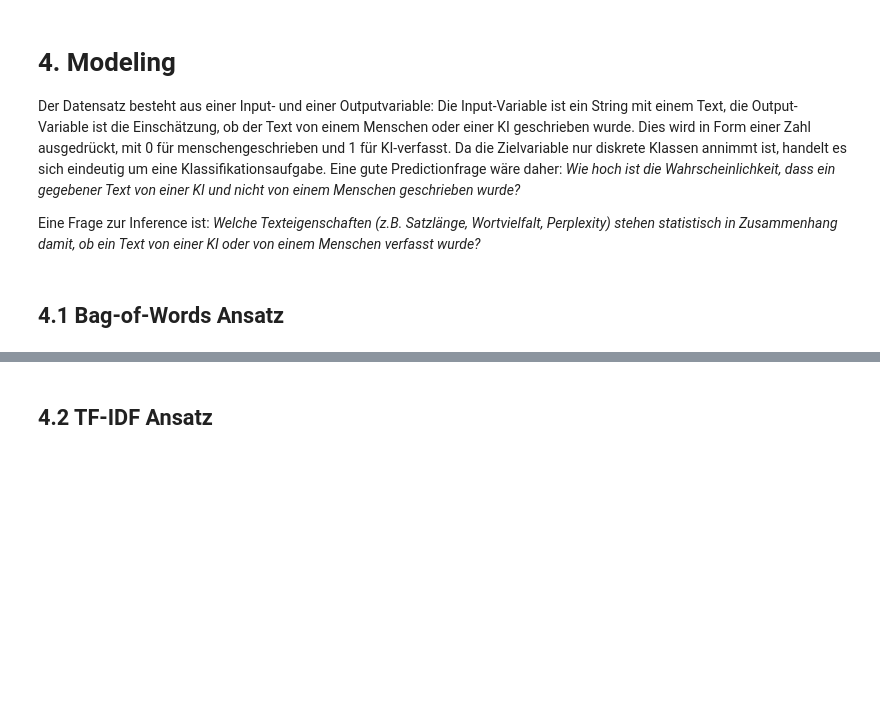
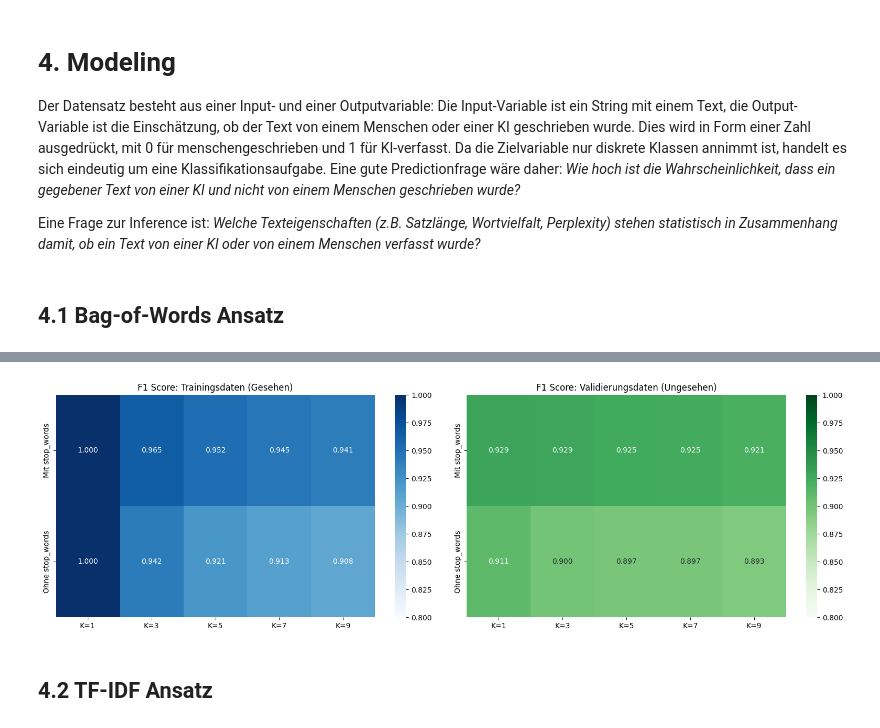
Before and after one commit to andreashubertus/DSundKI2, a Jupyter notebook: main.ipynb, the cells around one changed output, grey strips where cells are left out. Cells and saved outputs as stored; diff of their text form; code cells hidden in the pictures; blank space fills up the shorter version.

```diff
--- a/main.ipynb
+++ b/main.ipynb
@@ -348,3 +348,13 @@ TODO: Das Ding beschreiben
 ## 3.3 Vekrorisierung
 # %% [markdown]
 ### 3.3.1 Bag-of-Words Ansatz
+# %%
+#!python -m pip install Scikit-learn
+from sklearn.feature_extraction.text import CountVectorizer
+
+corpus = df['text'].astype(str).tolist()
+#print(corpus[:2])  # Überprüfen der ersten 2 Texte im Korpus
+
+vectorizer = CountVectorizer(stop_words='english')
+X = vectorizer.fit_transform(df['text'])
+X
@@ -373,9 +418,9 @@ from sklearn.neighbors import KNeighborsClassifier
 from sklearn.metrics import accuracy_score, classification_report, f1_score
 
 X = df["text"].astype(str)
-y = df["generated"]
+Y = df["generated"]
 
-X_model, X_val, Y_model, Y_val = train_test_split(X, y, test_size=0.2, random_state=21, stratify=y)
+X_model, X_val, Y_model, Y_val = train_test_split(X, Y, test_size=0.2, random_state=21, stratify=Y)
 
 res = []
 # %%
@@ -428,3 +455,27 @@ IndexError: list index out of range
+# %%
+import matplotlib.pyplot as plt
+import seaborn as sns
+import numpy as np
+
+# Wir erstellen zwei separate Matrizen aus deinen Ergebnissen
+# (Angenommen, du hast score_train und score_val wie im vorigen Schritt berechnet)
+train_matrix = np.array([[s[0] for s in row] for row in matrix])
+val_matrix = np.array([[s[1] for s in row] for row in matrix])
+
+fig, (ax1, ax2) = plt.subplots(1, 2, figsize=(16, 5))
+
+# Plot für Trainingsdaten (Gesehene Daten)
+sns.heatmap(train_matrix, annot=True, fmt='.3f', cmap='Blues', ax=ax1,xticklabels=[f'K={k}' for k in k_values], yticklabels=list(word_configs.keys()), vmin=0.8, vmax=1.0)
+ax1.set_title("F1 Score: Trainingsdaten (Gesehen)")
+
+# Plot für Validierungsdaten (Neue Daten)
+sns.heatmap(val_matrix, annot=True, fmt='.3f', cmap='Greens', ax=ax2,xticklabels=[f'K={k}' for k in k_values], yticklabels=list(word_configs.keys()), vmin=0.8, vmax=1.0)
+ax2.set_title("F1 Score: Validierungsdaten (Ungesehen)")
+
+plt.tight_layout()
+plt.show()
+# %% [output]
+[figure, added]
 # %% [markdown]
 ## 4.2 TF-IDF Ansatz
 # %% [markdown]
```
Also changed, not shown: parts of 12 cells of this notebook.
